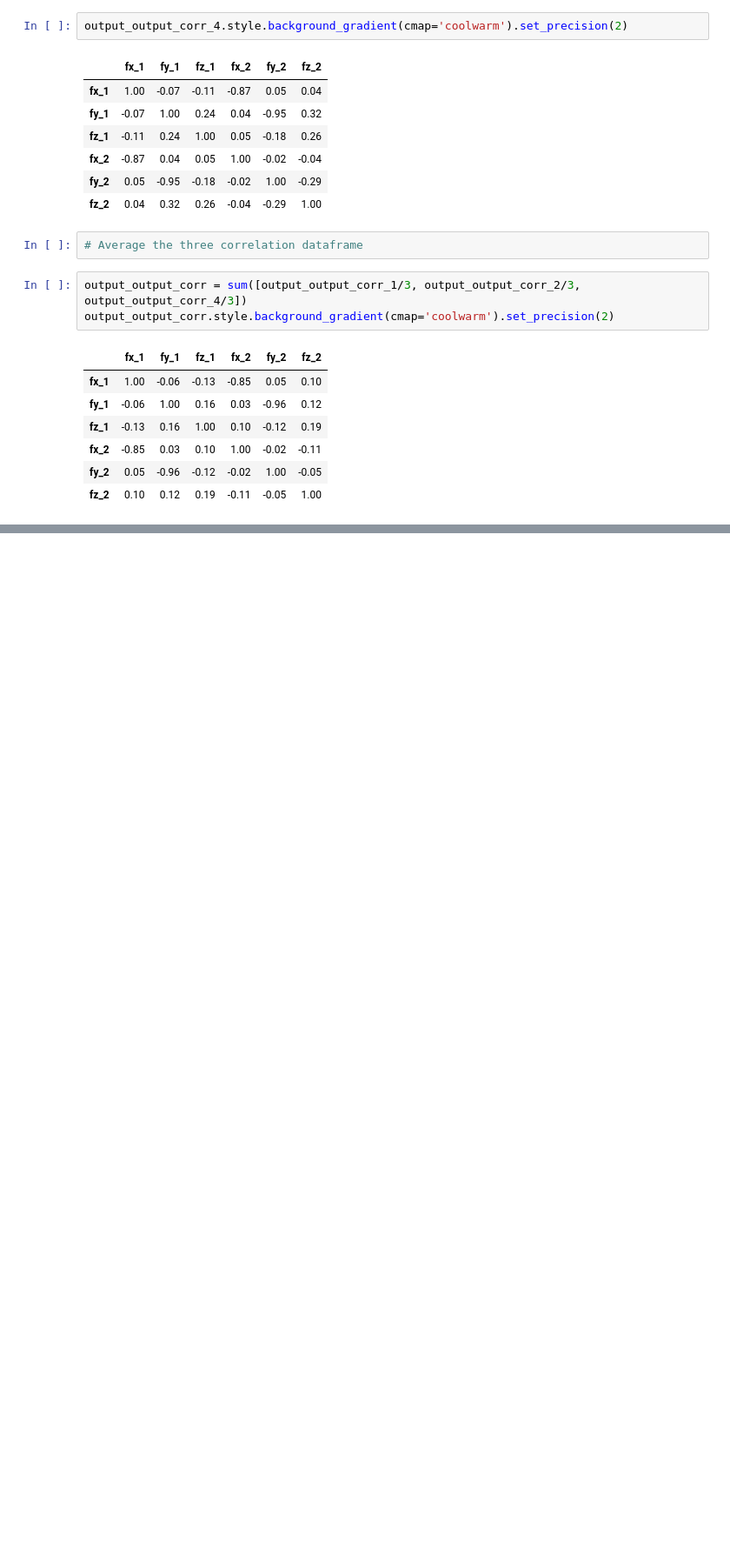
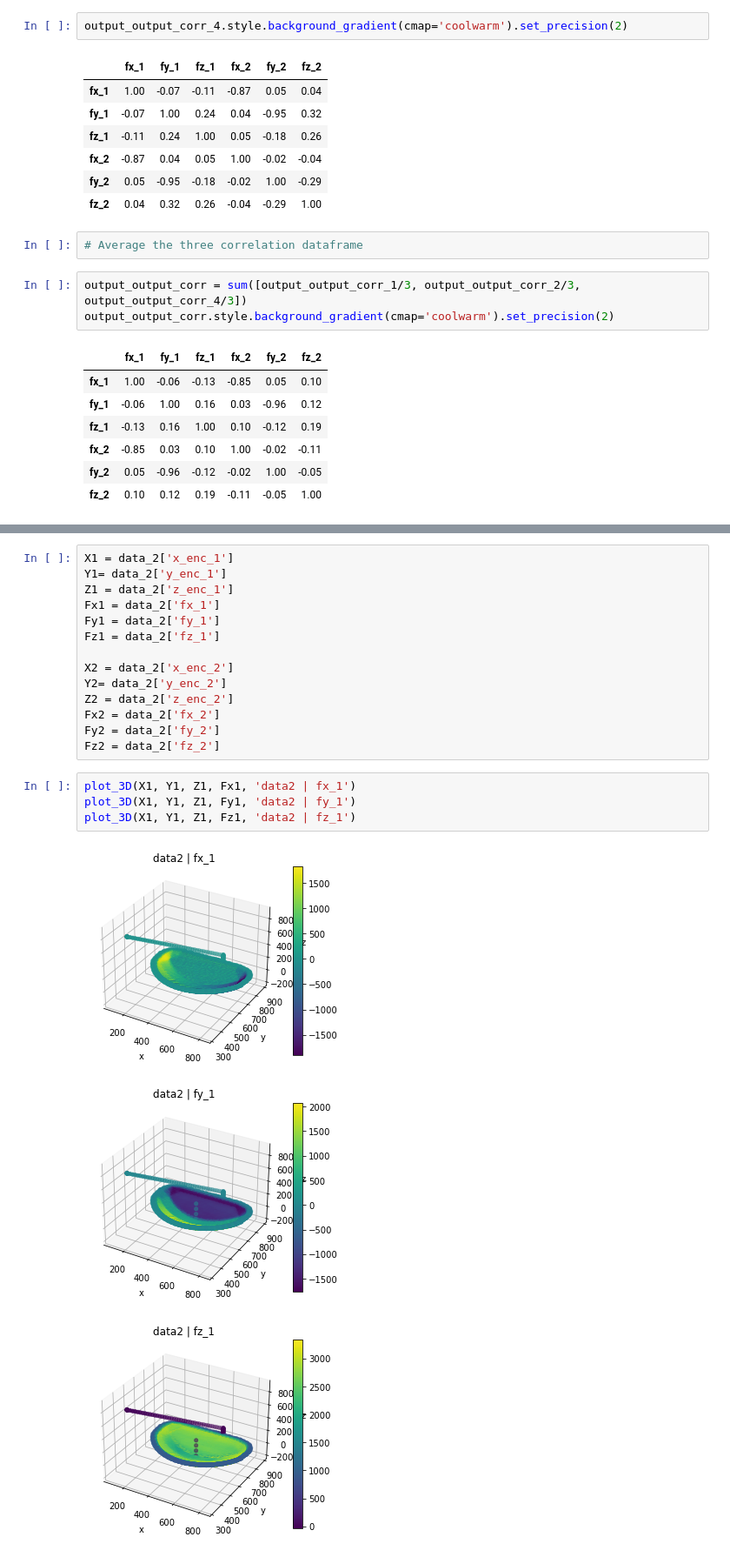
Before and after one commit to aumyfarhan/robot_force_prediction, a Jupyter notebook: Exploratory_Data_Analysis.ipynb, the cells around one changed output, grey strips where cells are left out. Shown at 87% size. Saved outputs shown, nothing was run; the diff lists cells and outputs as text; blank space fills up the shorter version.

```diff
--- a/Exploratory_Data_Analysis.ipynb
+++ b/Exploratory_Data_Analysis.ipynb
@@ -355,0 +418,22 @@ sns.pairplot(data_1[feature_columns[:6]])
+# %%
+X1 = data_2['x_enc_1']
+Y1= data_2['y_enc_1']
+Z1 = data_2['z_enc_1']
+Fx1 = data_2['fx_1']
+Fy1 = data_2['fy_1']
+Fz1 = data_2['fz_1']
+
+X2 = data_2['x_enc_2']
+Y2= data_2['y_enc_2']
+Z2 = data_2['z_enc_2']
+Fx2 = data_2['fx_2']
+Fy2 = data_2['fy_2']
+Fz2 = data_2['fz_2']
+# %%
+plot_3D(X1, Y1, Z1, Fx1, 'data2 | fx_1')
+plot_3D(X1, Y1, Z1, Fy1, 'data2 | fy_1')
+plot_3D(X1, Y1, Z1, Fz1, 'data2 | fz_1')
+# %% [output]
+[figure, added]
+[figure, added]
+[figure, added]
```
Also changed, not shown: parts of 41 cells of this notebook.
